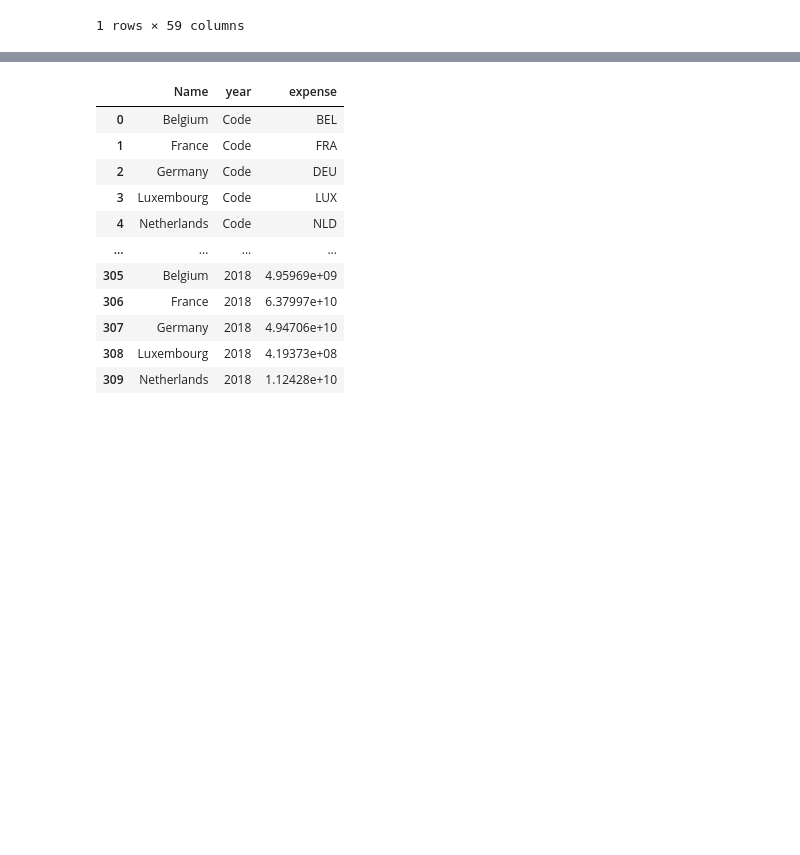
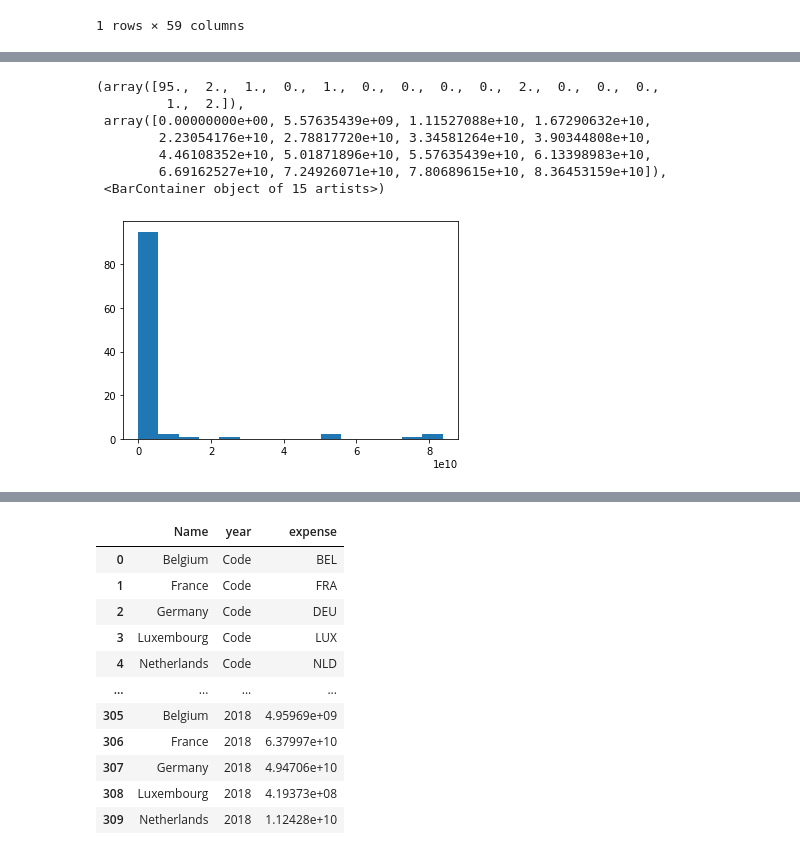
Before and after one commit to stijnverpoest/BRICS-economy, a Jupyter notebook: Military Spending.ipynb, the cells around one changed output, grey strips where cells are left out. Drawn from its saved outputs; the diff is of its cells as text; code cells hidden in the pictures; blank space fills up the shorter version.

```diff
--- a/Military Spending.ipynb
+++ b/Military Spending.ipynb
@@ -62,3 +108,14 @@ plt.plot(df_belgium_years_rows.year, df_belgium_years_rows.expenses)
+# %%
+plt.hist(df['1965'], bins=15) #histogram of 1965 budgets
+# %% [output]
+(array([95.,  2.,  1.,  0.,  1.,  0.,  0.,  0.,  0.,  2.,  0.,  0.,  0.,
+         1.,  2.]),
+ array([0.00000000e+00, 5.57635439e+09, 1.11527088e+10, 1.67290632e+10,
+        2.23054176e+10, 2.78817720e+10, 3.34581264e+10, 3.90344808e+10,
+        4.46108352e+10, 5.01871896e+10, 5.57635439e+10, 6.13398983e+10,
+        6.69162527e+10, 7.24926071e+10, 7.80689615e+10, 8.36453159e+10]),
+ <BarContainer object of 15 artists>)
+[figure, added]
 # %%
 df_fr=df[df.Name == "France"]
 df_ge=df[df.Name == "Germany"]
```
Also changed, not shown: parts of 6 cells of this notebook.
